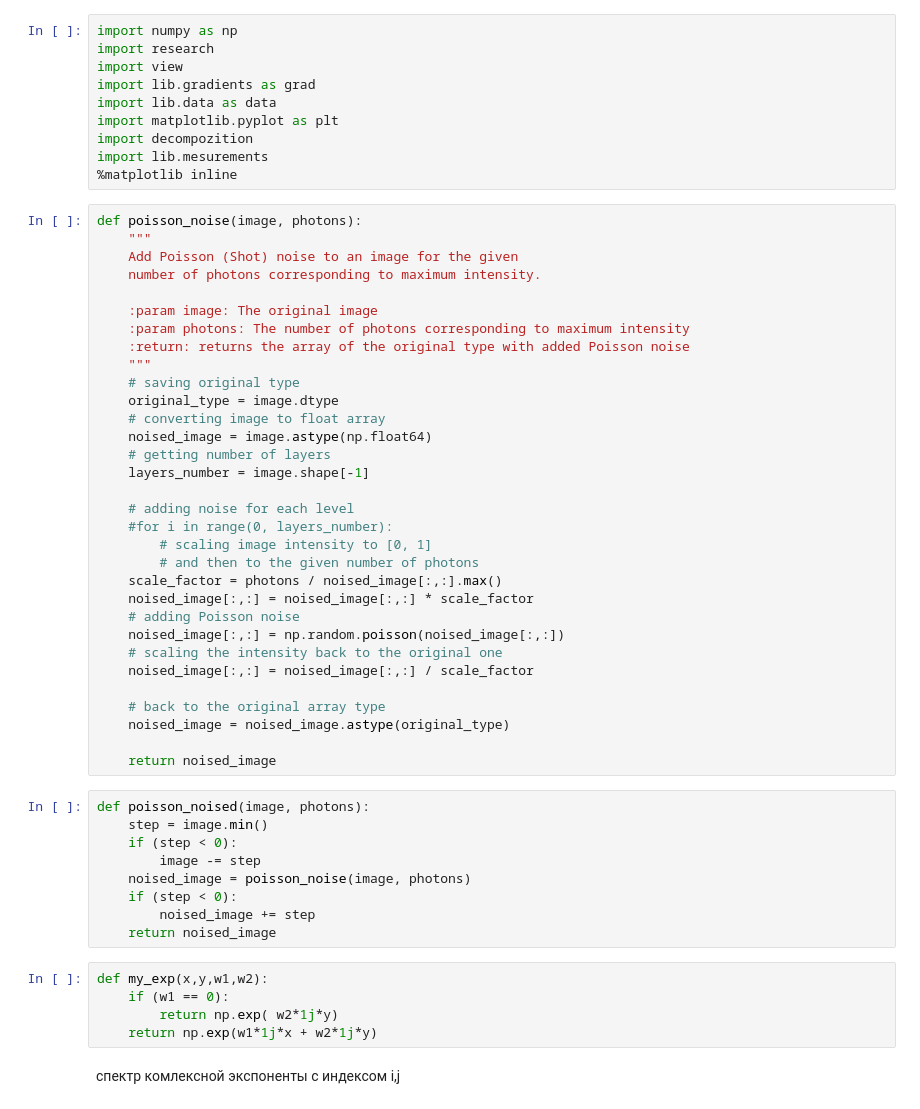
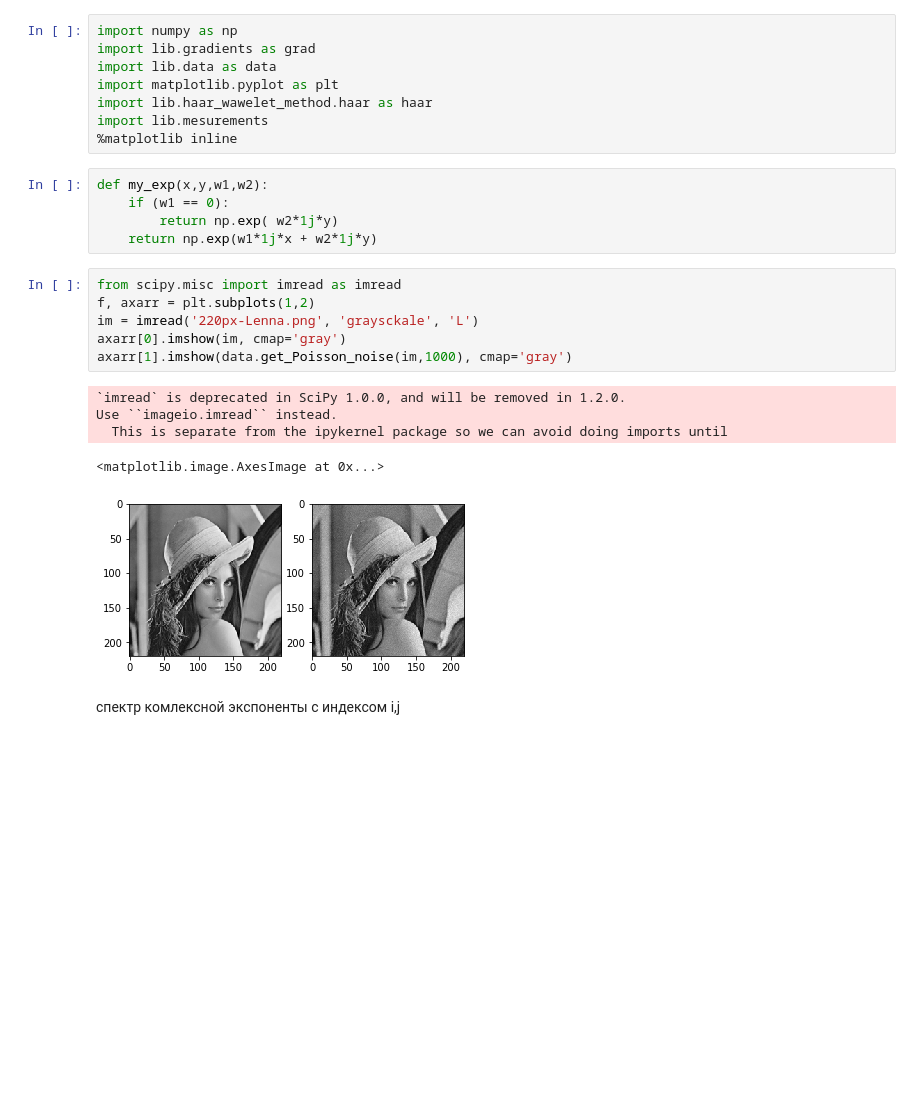
Before and after one commit to Satbek/-ourse-work-sem7, a Jupyter notebook: src/Частотная характеристика метода при зашумленных и незашумленных градиентах.ipynb, the cells around one changed output. Drawn from its saved outputs; the diff is of its cells as text; blank space fills up the shorter version.

```diff
--- a/src/Частотная характеристика метода при зашумленных и незашумленных градиентах.ipynb
+++ b/src/Частотная характеристика метода при зашумленных и незашумленных градиентах.ipynb
@@ -1,59 +1,28 @@
 # %%
 import numpy as np
-import research
-import view
 import lib.gradients as grad
 import lib.data as data
 import matplotlib.pyplot as plt
-import decompozition
+import lib.haar_wawelet_method.haar as haar
 import lib.mesurements
 %matplotlib inline
-# %%
-def poisson_noise(image, photons):
-    """
-    Add Poisson (Shot) noise to an image for the given
-    number of photons corresponding to maximum intensity.
-
-    :param image: The original image
-    :param photons: The number of photons corresponding to maximum intensity
-    :return: returns the array of the original type with added Poisson noise
-    """
-    # saving original type
-    original_type = image.dtype
-    # converting image to float array
-    noised_image = image.astype(np.float64)
-    # getting number of layers
-    layers_number = image.shape[-1]
-
-    # adding noise for each level
-    #for i in range(0, layers_number):
-        # scaling image intensity to [0, 1]
-        # and then to the given number of photons
-    scale_factor = photons / noised_image[:,:].max()
-    noised_image[:,:] = noised_image[:,:] * scale_factor
-    # adding Poisson noise
-    noised_image[:,:] = np.random.poisson(noised_image[:,:])
-    # scaling the intensity back to the original one
-    noised_image[:,:] = noised_image[:,:] / scale_factor
-
-    # back to the original array type
-    noised_image = noised_image.astype(original_type)
-
-    return noised_image
-# %%
-def poisson_noised(image, photons):
-    step = image.min()
-    if (step < 0):
-        image -= step
-    noised_image = poisson_noise(image, photons)
-    if (step < 0):
-        noised_image += step
-    return noised_image
 # %%
 def my_exp(x,y,w1,w2):
     if (w1 == 0):
         return np.exp( w2*1j*y)
     return np.exp(w1*1j*x + w2*1j*y)
+# %%
+from scipy.misc import imread as imread
+f, axarr = plt.subplots(1,2)
+im = imread('220px-Lenna.png', 'graysckale', 'L')
+axarr[0].imshow(im, cmap='gray')
+axarr[1].imshow(data.get_Poisson_noise(im,1000), cmap='gray')
+# %% [output]
+`imread` is deprecated in SciPy 1.0.0, and will be removed in 1.2.0.
+Use ``imageio.imread`` instead.
+  This is separate from the ipykernel package so we can avoid doing imports until
+<matplotlib.image.AxesImage at 0x...>
+[figure, added]
 # %% [markdown]
 cпектр комлексной экспоненты с индексом i,j
 # %% [markdown]
```
Also changed, not shown: parts of 16 cells of this notebook, 6 other files.
